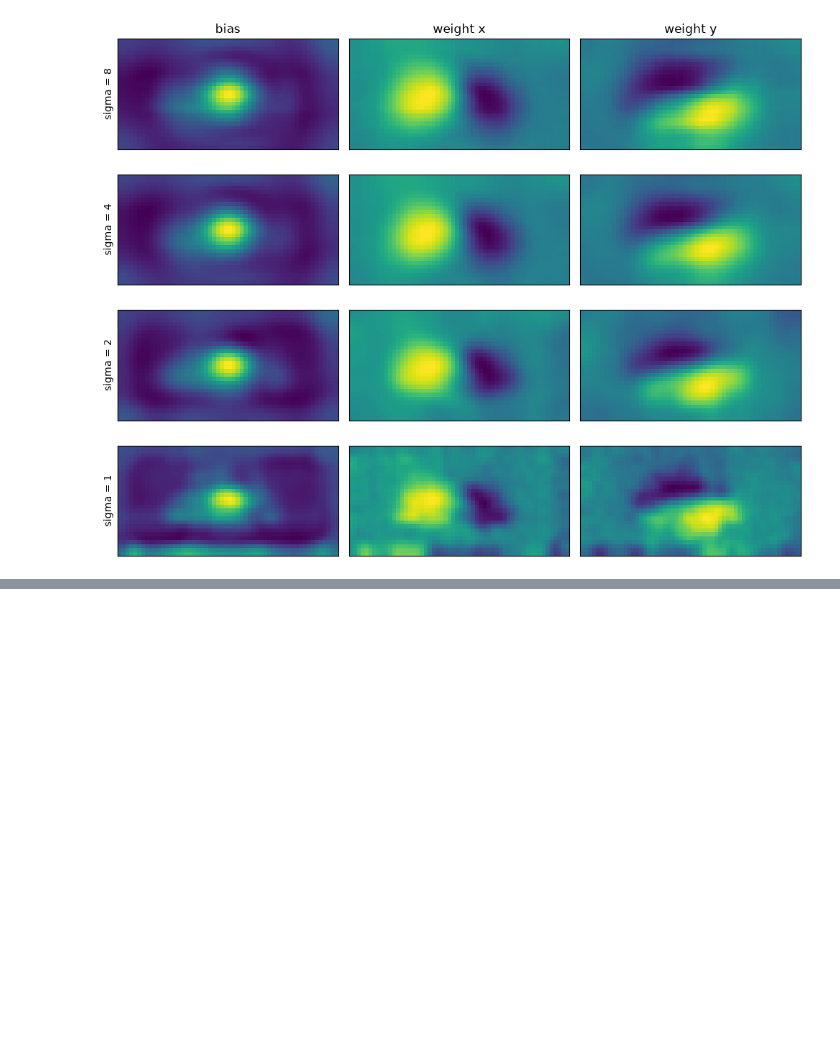
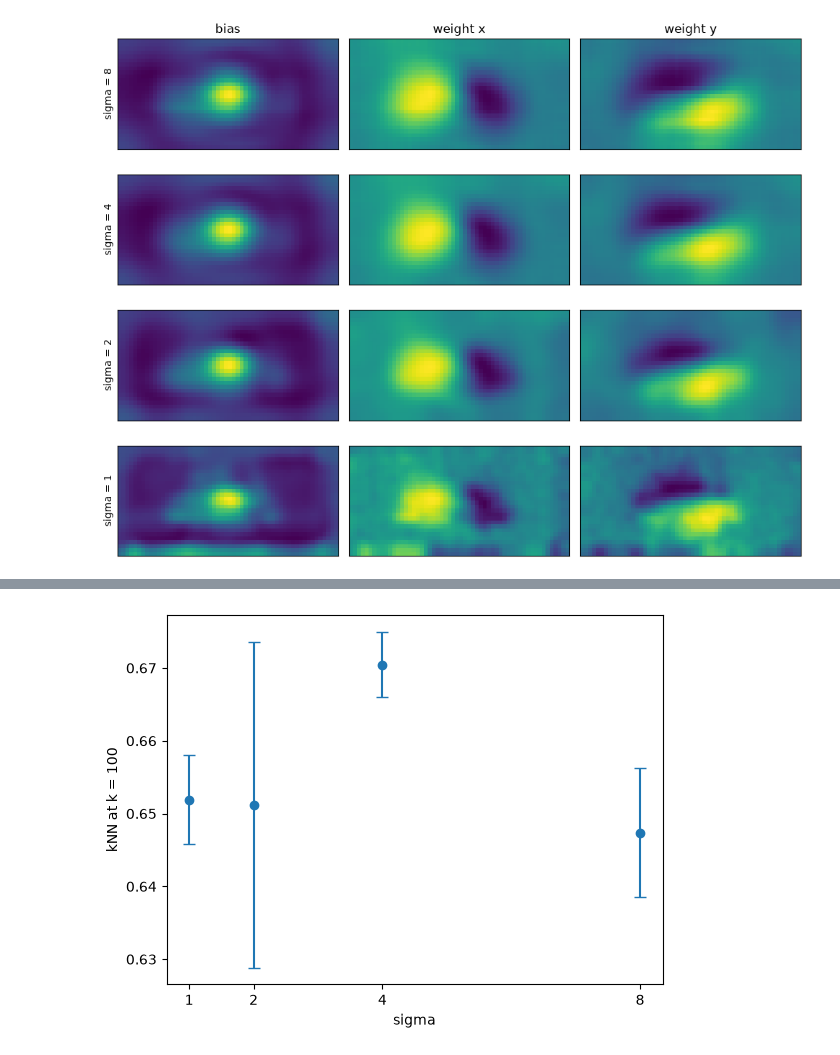
Before and after one commit to NathanSoeding/sensorium, a Jupyter notebook: analysis/smoothness_sweep.ipynb, the cells around one changed output, grey strips where cells are left out. Cells and saved outputs as stored; diff of their text form; code cells hidden in the pictures; blank space fills up the shorter version.

```diff
--- a/analysis/smoothness_sweep.ipynb
+++ b/analysis/smoothness_sweep.ipynb
@@ -241,0 +332,12 @@ tensor([[[ -6.9842,  -7.4152,  -7.6388,  ...,  -5.9719,  -7.9518,  -7.6300],
+# %%
+sigmas = sorted(curves.keys())
+finals = [curves[s][0][-1] for s in sigmas]  # final mean
+stds = [curves[s][1][-1] for s in sigmas]    # final std
+
+plt.errorbar(sigmas, finals, yerr=stds, fmt='o', capsize=4)
+plt.xticks(sigmas)
+plt.xlabel('sigma')
+plt.ylabel('kNN at k = 100')
+plt.show()
+# %% [output]
+[figure, added]
```
Also changed, not shown: parts of 18 cells of this notebook, 3 other files.
